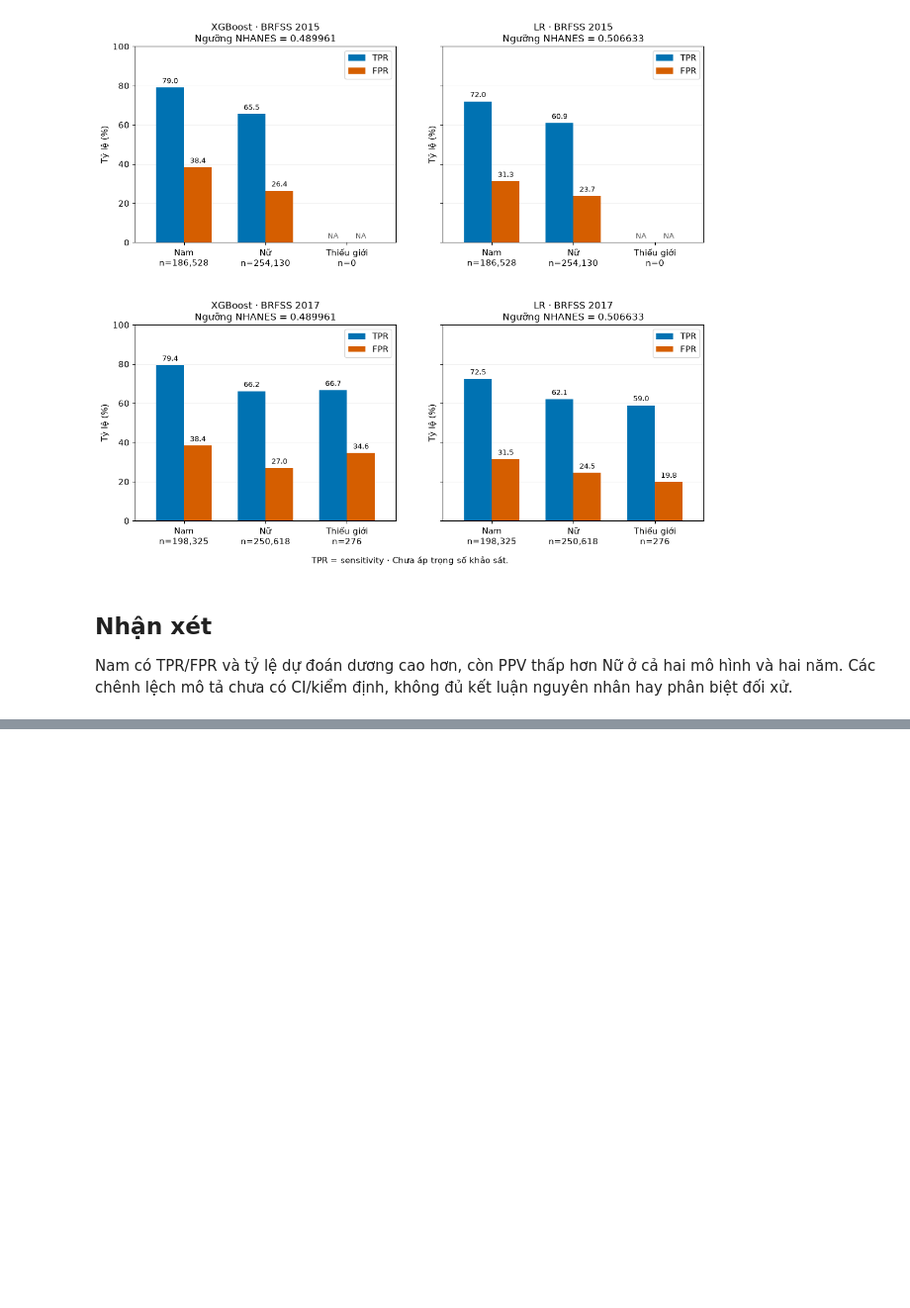
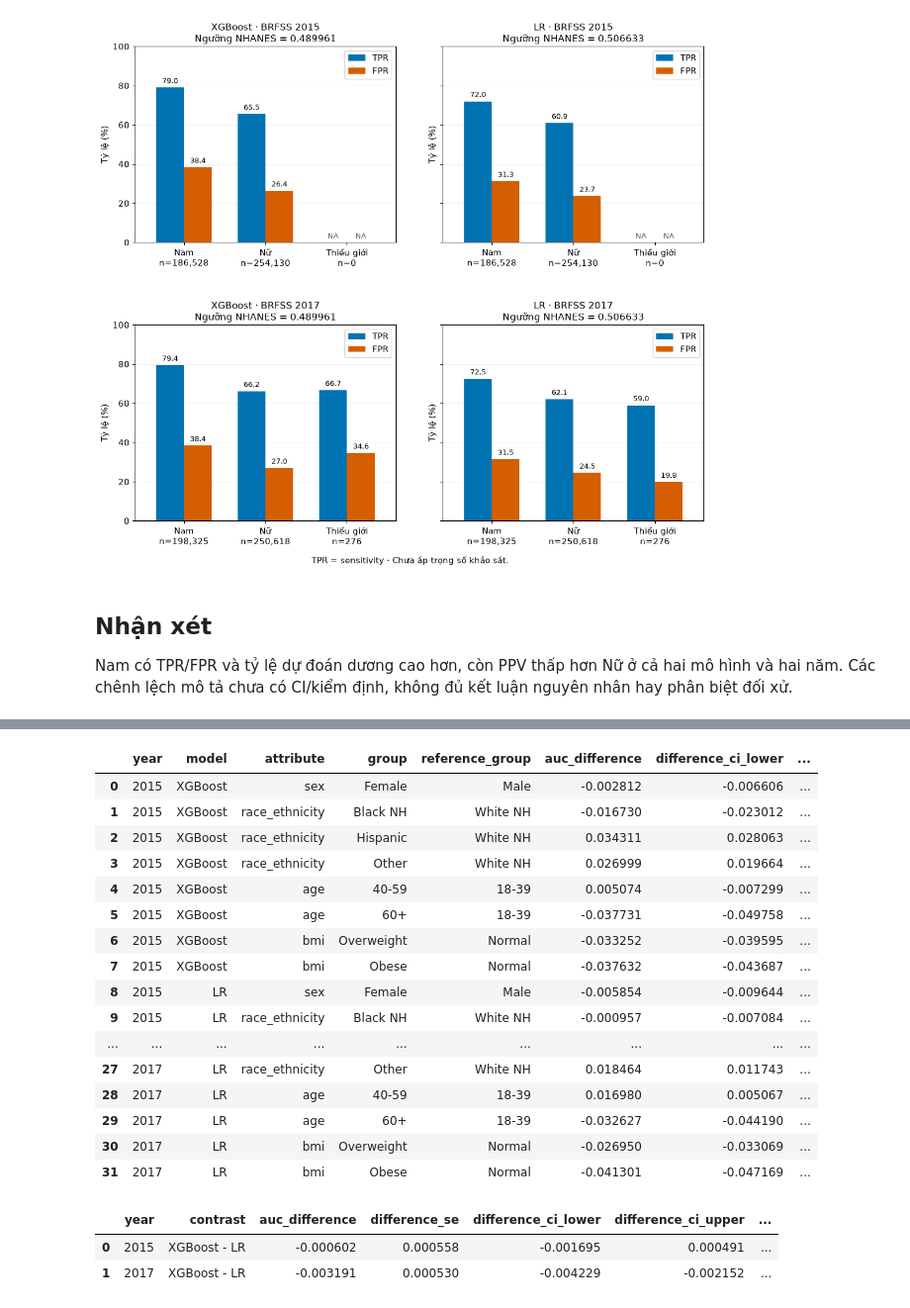
Before and after one commit to FeliksWatterson/diabetes-ml-fairness, a Jupyter notebook: diabetes-project/notebooks/05_fairness.ipynb, the cells around one changed output, grey strips where cells are left out. Shown at 99% size. Saved outputs shown, nothing was run; the diff lists cells and outputs as text; code cells hidden in the pictures; blank space fills up the shorter version.

```diff
--- a/diabetes-project/notebooks/05_fairness.ipynb
+++ b/diabetes-project/notebooks/05_fairness.ipynb
@@ -489,0 +752,42 @@ Các bảng và biểu đồ nằm trong `results/fairness/54c463bbe9079503/` v
+# %%
+# RESEARCH_AUC_TESTS: independent subgroups, paired models, separate test families
+research_tests = research_utils.get_subgroup_auc_tests(
+    research_group_metrics.loc[research_group_metrics["attribute"].ne("overall")],
+    research_references, research_comparisons)
+assert research_tests["bonferroni_family_size"].eq(8).all()
+research_save(research_tests, "auc_subgroup_tests_bonferroni.csv")
+model_tests = []
+for year in [2015, 2017]:
+    a, b = research_predictions[(year, "XGBoost")], research_predictions[(year, "LR")]
+    pd.testing.assert_frame_equal(a[["source_row_id", "diabetes_label"]], b[["source_row_id", "diabetes_label"]])
+    result = research_utils.get_paired_auc_test(a["diabetes_label"], a["probability"], b["probability"])
+    model_tests.append({"year": year, "contrast": "XGBoost - LR", **result, "bonferroni_family_size": 2,
+        "p_bonferroni": min(1., result["p_value"] * 2) if np.isfinite(result["p_value"]) else np.nan})
+research_model_tests = pd.DataFrame(model_tests)
+research_save(research_model_tests, "auc_paired_model_tests.csv")
+research_table = research_table.merge(research_tests[["year", "model", "attribute", "group", "p_value", "p_bonferroni"]],
+    on=["year", "model", "attribute", "group"], how="left", validate="one_to_one")
+research_save(research_table, "table_iii_auc_by_group.csv")
+display(research_tests[["year", "model", "attribute", "group", "reference_group", "auc_difference", "difference_ci_lower", "difference_ci_upper", "p_value", "p_bonferroni"]])
+display(research_model_tests)
+# %% [output]
+|  | year | model | attribute | group | reference_group | auc_difference | difference_ci_lower | ... |
+| 0 | 2015 | XGBoost | sex | Female | Male | -0.002812 | -0.006606 | ... |
+| 1 | 2015 | XGBoost | race_ethnicity | Black NH | White NH | -0.016730 | -0.023012 | ... |
+| 2 | 2015 | XGBoost | race_ethnicity | Hispanic | White NH | 0.034311 | 0.028063 | ... |
+| 3 | 2015 | XGBoost | race_ethnicity | Other | White NH | 0.026999 | 0.019664 | ... |
+| 4 | 2015 | XGBoost | age | 40-59 | 18-39 | 0.005074 | -0.007299 | ... |
+| 5 | 2015 | XGBoost | age | 60+ | 18-39 | -0.037731 | -0.049758 | ... |
+| 6 | 2015 | XGBoost | bmi | Overweight | Normal | -0.033252 | -0.039595 | ... |
+| 7 | 2015 | XGBoost | bmi | Obese | Normal | -0.037632 | -0.043687 | ... |
+| 8 | 2015 | LR | sex | Female | Male | -0.005854 | -0.009644 | ... |
+| 9 | 2015 | LR | race_ethnicity | Black NH | White NH | -0.000957 | -0.007084 | ... |
+| ... | ... | ... | ... | ... | ... | ... | ... | ... |
+| 27 | 2017 | LR | race_ethnicity | Other | White NH | 0.018464 | 0.011743 | ... |
+| 28 | 2017 | LR | age | 40-59 | 18-39 | 0.016980 | 0.005067 | ... |
+| 29 | 2017 | LR | age | 60+ | 18-39 | -0.032627 | -0.044190 | ... |
+| 30 | 2017 | LR | bmi | Overweight | Normal | -0.026950 | -0.033069 | ... |
+| 31 | 2017 | LR | bmi | Obese | Normal | -0.041301 | -0.047169 | ... |
+|  | year | contrast | auc_difference | difference_se | difference_ci_lower | difference_ci_upper | ... |
+| 0 | 2015 | XGBoost - LR | -0.000602 | 0.000558 | -0.001695 | 0.000491 | ... |
+| 1 | 2017 | XGBoost - LR | -0.003191 | 0.000530 | -0.004229 | -0.002152 | ... |
```
Also changed, not shown: parts of 28 cells of this notebook, 30 other files.
